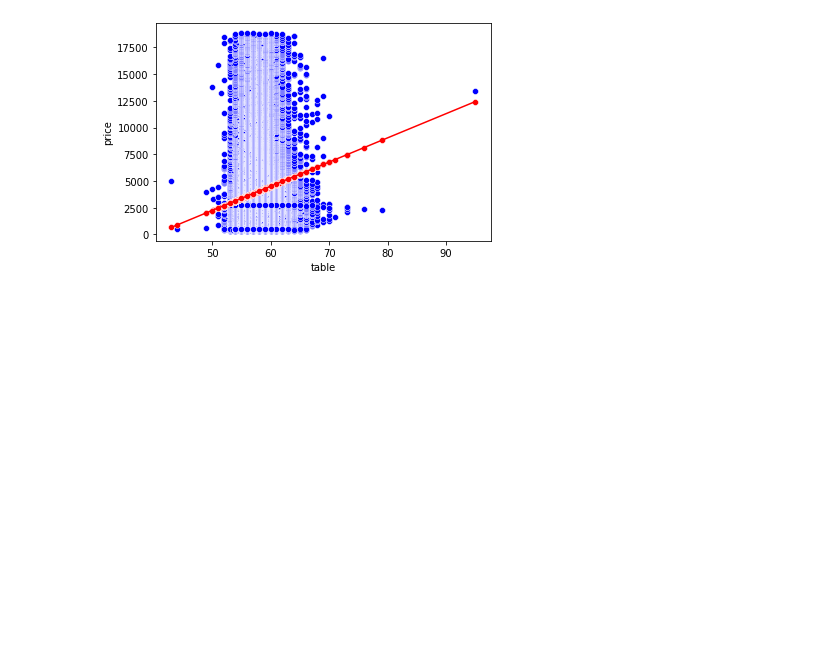
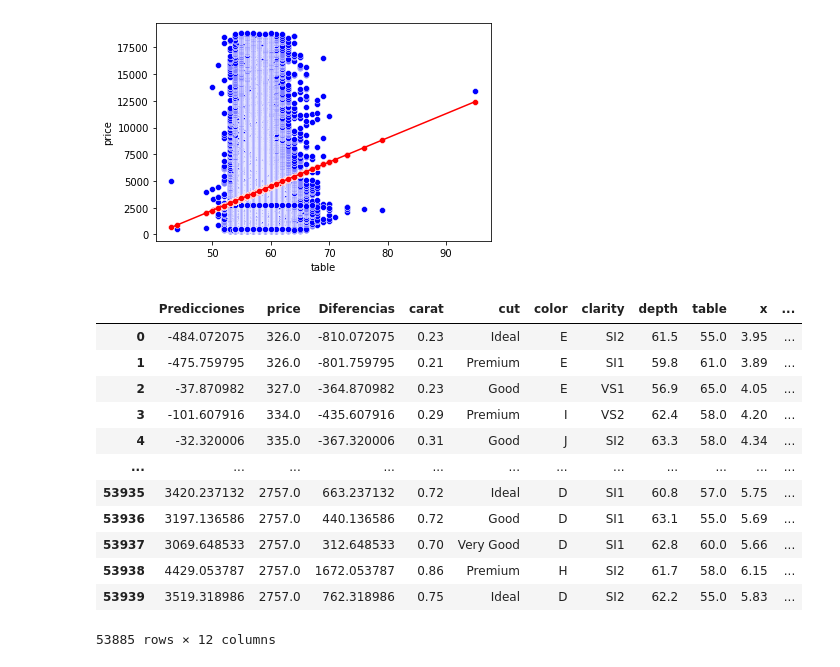
Before and after one commit to AremyDiaz/Actividad1-TC2003B, a Jupyter notebook: MyRegression.ipynb, the cells around one changed output. Cells and saved outputs as stored; diff of their text form; code cells hidden in the pictures; blank space fills up the shorter version.

```diff
--- a/MyRegression.ipynb
+++ b/MyRegression.ipynb
@@ -369,0 +553,19 @@ y_pred4= model4.predict(X=df3[['carat','depth']])
+# %%
+#Insertamos la columna de predicciones en el DataFrame
+df4_4.insert(0, 'Predicciones', y_pred4) #En la columna 0, nombre de la columnas y la variable
+df4_4.insert(2, 'Diferencias', dif4)
+df4_4
+# %% [output]
+|  | Predicciones | price | Diferencias | carat | cut | color | clarity | depth | table | x | ... |
+| 0 | -484.072075 | 326.0 | -810.072075 | 0.23 | Ideal | E | SI2 | 61.5 | 55.0 | 3.95 | ... |
+| 1 | -475.759795 | 326.0 | -801.759795 | 0.21 | Premium | E | SI1 | 59.8 | 61.0 | 3.89 | ... |
+| 2 | -37.870982 | 327.0 | -364.870982 | 0.23 | Good | E | VS1 | 56.9 | 65.0 | 4.05 | ... |
+| 3 | -101.607916 | 334.0 | -435.607916 | 0.29 | Premium | I | VS2 | 62.4 | 58.0 | 4.20 | ... |
+| 4 | -32.320006 | 335.0 | -367.320006 | 0.31 | Good | J | SI2 | 63.3 | 58.0 | 4.34 | ... |
+| ... | ... | ... | ... | ... | ... | ... | ... | ... | ... | ... | ... |
+| 53935 | 3420.237132 | 2757.0 | 663.237132 | 0.72 | Ideal | D | SI1 | 60.8 | 57.0 | 5.75 | ... |
+| 53936 | 3197.136586 | 2757.0 | 440.136586 | 0.72 | Good | D | SI1 | 63.1 | 55.0 | 5.69 | ... |
+| 53937 | 3069.648533 | 2757.0 | 312.648533 | 0.70 | Very Good | D | SI1 | 62.8 | 60.0 | 5.66 | ... |
+| 53938 | 4429.053787 | 2757.0 | 1672.053787 | 0.86 | Premium | H | SI2 | 61.7 | 58.0 | 6.15 | ... |
+| 53939 | 3519.318986 | 2757.0 | 762.318986 | 0.75 | Ideal | D | SI2 | 62.2 | 55.0 | 5.83 | ... |
+53885 rows × 12 columns
```
Also changed, not shown: parts of 44 cells of this notebook.
